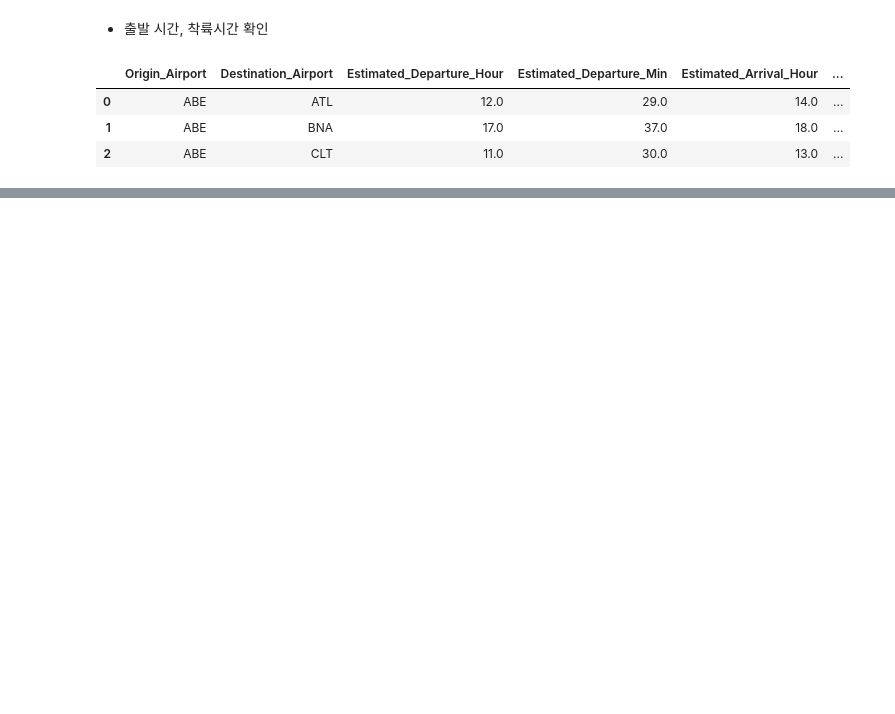
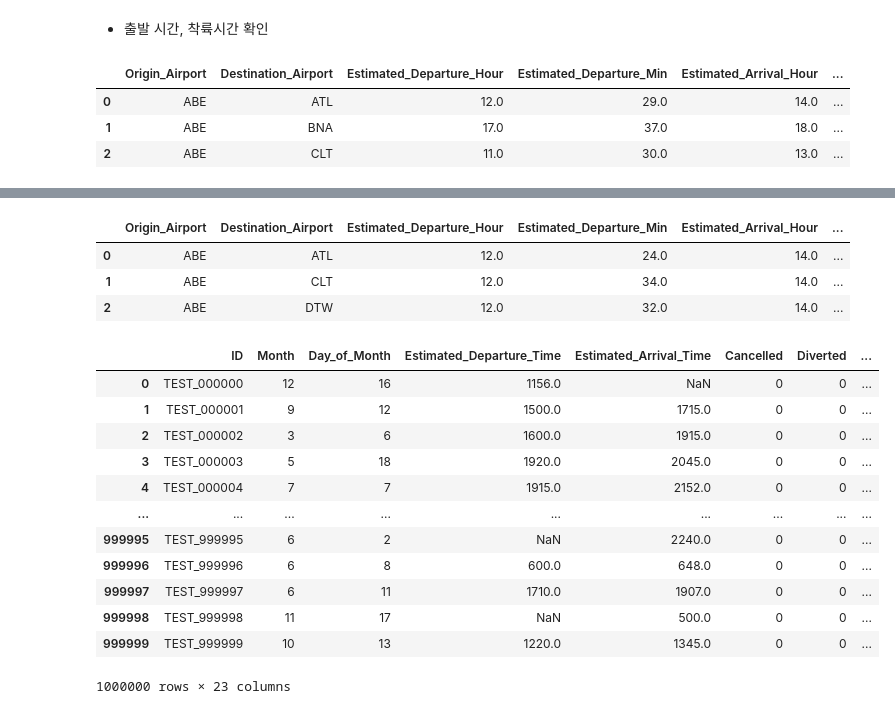
Before and after one commit to PpangPpang93/competition, a Jupyter notebook: dacon_air_delay_230407/eda.ipynb, the cells around one changed output, grey strips where cells are left out. Cells and saved outputs as stored; diff of their text form; code cells hidden in the pictures; blank space fills up the shorter version.

```diff
--- a/dacon_air_delay_230407/eda.ipynb
+++ b/dacon_air_delay_230407/eda.ipynb
@@ -6,6 +6,7 @@ import seaborn as sns
 import matplotlib.pyplot as plt
 # %%
 trn = pd.read_csv('./data/train.csv')
+tst = pd.read_csv('./data/test.csv')
 # %%
 trn.info()
 # %% [output]
@@ -372,0 +412,3 @@ trn.to_csv('./data/temp_trn.csv',index=False)
+# %%
+tst['Origin_State'] = tst.apply(lambda x:origin_state_airpot_dict[x['Origin_Airport']] if(isna(x['Origin_State'])==True) else x['Origin_State'], axis=1)
+tst['Destination_State'] = tst.apply(lambda x:destination_state_airpot_dict[x['Destination_Airport']] if(isna(x['Destination_State'])==True) else x['Destination_State'], axis=1)
@@ -372,0 +493,60 @@ trn.to_csv('./data/temp_trn.csv',index=False)
+# %%
+## 항공편별 출발, 도착 시간 평균
+matching_df = round(tst.groupby(['Origin_Airport','Destination_Airport'])['Estimated_Departure_Hour','Estimated_Departure_Min','Estimated_Arrival_Hour','Estimated_Arrival_Min'].mean().reset_index())
+matching_df['identity'] = matching_df['Origin_Airport']+matching_df['Destination_Airport']
+matching_df.head(3)
+# %% [output]
+|  | Origin_Airport | Destination_Airport | Estimated_Departure_Hour | Estimated_Departure_Min | Estimated_Arrival_Hour | ... |
+| 0 | ABE | ATL | 12.0 | 24.0 | 14.0 | ... |
+| 1 | ABE | CLT | 12.0 | 34.0 | 14.0 | ... |
+| 2 | ABE | DTW | 12.0 | 32.0 | 14.0 | ... |
+# %%
+tst['identity'] = tst['Origin_Airport'] + tst['Destination_Airport']
+
+## 둘다 비어있는경우
+temp = tst[(tst['Estimated_Departure_Time'].isnull())&(tst['Estimated_Arrival_Time'].isnull())]
+ids = temp['ID'].tolist()
+tst = tst[~tst['ID'].isin(ids)]
+
+temp = pd.merge(temp.drop(columns=['Estimated_Departure_Hour', 'Estimated_Departure_Min','Estimated_Arrival_Hour','Estimated_Arrival_Min']), matching_df.iloc[:,2:], left_on='identity', right_on='identity')
+tst = pd.concat([tst,temp])
+
+## 남은 것중 출발 비어있는것
+temp = tst[tst['Estimated_Departure_Time'].isnull()]
+ids = temp['ID'].tolist()
+tst = tst[~tst['ID'].isin(ids)]
+
+temp = pd.merge(temp.drop(columns=['Estimated_Departure_Hour', 'Estimated_Departure_Min']), matching_df[['Estimated_Departure_Hour', 'Estimated_Departure_Min','identity']], left_on='identity', right_on='identity')
+tst = pd.concat([tst,temp])
+
+## 남은 것중 도착 비어있는것
+temp = tst[tst['Estimated_Arrival_Time'].isnull()]
+ids = temp['ID'].tolist()
+tst = tst[~tst['ID'].isin(ids)]
+
+temp = pd.merge(temp.drop(columns=['Estimated_Arrival_Hour', 'Estimated_Arrival_Min']), matching_df[['Estimated_Arrival_Hour', 'Estimated_Arrival_Min','identity']], left_on='identity', right_on='identity')
+tst = pd.concat([tst,temp])
+
+## 참고할 항공편 없는 경우 일단 평균대체
+tst['Estimated_Departure_Hour'] = tst['Estimated_Departure_Hour'].fillna(round(tst['Estimated_Departure_Hour'].mean()))
+tst['Estimated_Departure_Min'] = tst['Estimated_Departure_Min'].fillna(round(tst['Estimated_Departure_Min'].mean()))
+tst['Estimated_Arrival_Hour'] = tst['Estimated_Arrival_Hour'].fillna(round(tst['Estimated_Arrival_Hour'].mean()))
+tst['Estimated_Arrival_Min'] = tst['Estimated_Arrival_Min'].fillna(round(tst['Estimated_Arrival_Min'].mean()))
+# %%
+## 정렬
+tst = tst.sort_values(by=['ID']).reset_index(drop=True)
+tst
+# %% [output]
+|  | ID | Month | Day_of_Month | Estimated_Departure_Time | Estimated_Arrival_Time | Cancelled | Diverted | ... |
+| 0 | TEST_000000 | 12 | 16 | 1156.0 | NaN | 0 | 0 | ... |
+| 1 | TEST_000001 | 9 | 12 | 1500.0 | 1715.0 | 0 | 0 | ... |
+| 2 | TEST_000002 | 3 | 6 | 1600.0 | 1915.0 | 0 | 0 | ... |
+| 3 | TEST_000003 | 5 | 18 | 1920.0 | 2045.0 | 0 | 0 | ... |
+| 4 | TEST_000004 | 7 | 7 | 1915.0 | 2152.0 | 0 | 0 | ... |
+| ... | ... | ... | ... | ... | ... | ... | ... | ... |
+| 999995 | TEST_999995 | 6 | 2 | NaN | 2240.0 | 0 | 0 | ... |
+| 999996 | TEST_999996 | 6 | 8 | 600.0 | 648.0 | 0 | 0 | ... |
+| 999997 | TEST_999997 | 6 | 11 | 1710.0 | 1907.0 | 0 | 0 | ... |
+| 999998 | TEST_999998 | 11 | 17 | NaN | 500.0 | 0 | 0 | ... |
+| 999999 | TEST_999999 | 10 | 13 | 1220.0 | 1345.0 | 0 | 0 | ... |
+1000000 rows × 23 columns
```
Also changed, not shown: parts of 21 cells of this notebook, 1 other file.
